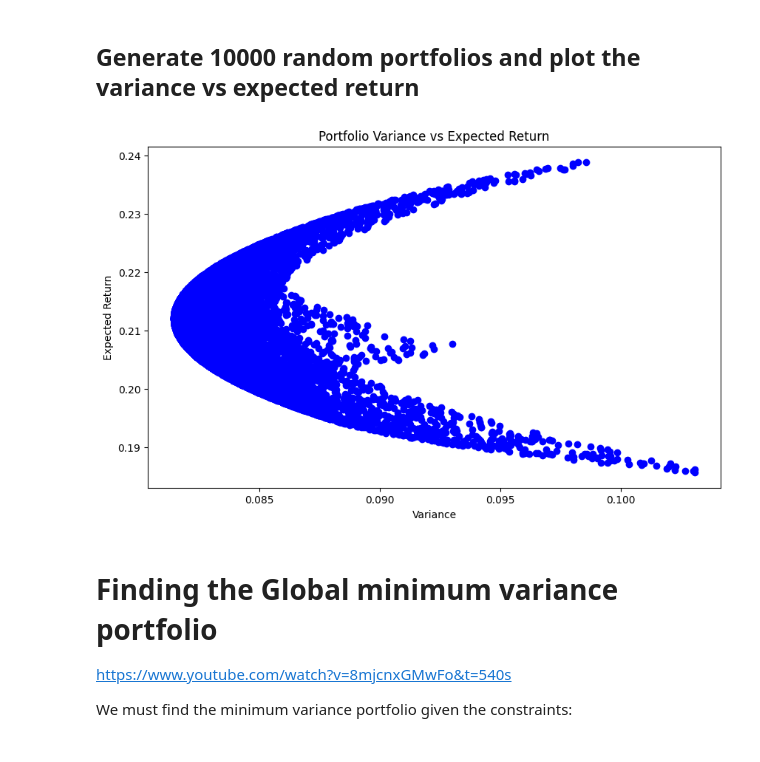
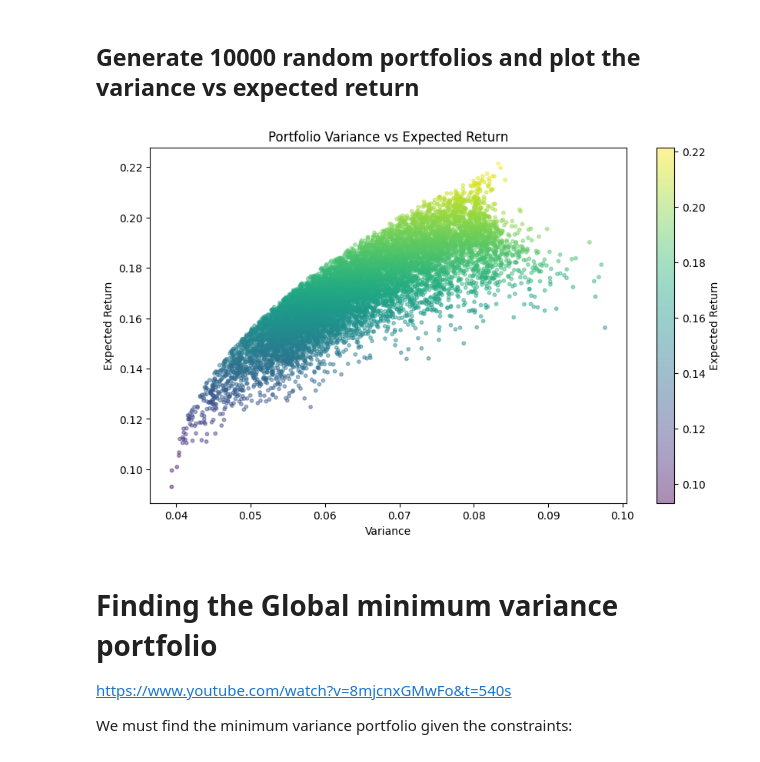
Before and after one commit to tomg223/portfolio-optimization, a Jupyter notebook: notebook.ipynb, the cells around one changed output. Drawn from its saved outputs; the diff is of its cells as text; code cells hidden in the pictures.

Commit message:
alternative efficient portfolio

```diff
--- a/notebook.ipynb
+++ b/notebook.ipynb
@@ -10,7 +10,13 @@ from typing import Tuple
 # %% [markdown]
 ## Load Tickers
 # %%
-tickers = ['AAPL', 'MSFT', 'GOOGL']
+tickers = [
+    'AAPL',
+    'MSFT',
+    'GOOGL',
+    "AMZN",
+    "KO"
+    ]
 years = 5
 
 
@@ -127,30 +139,36 @@ def calculate_expected_return(weights: np.ndarray, returns: np.ndarray) -> float
 # %% [markdown]
 ## Generate 10000 random portfolios and plot the variance vs expected return
 # %%
+import matplotlib.pyplot as plt
+import numpy as np
 
-
-import matplotlib.pyplot as plt
-
+# Initialize lists to store variances and portfolio returns
 variances = []
 portfolio_returns = []
+
+# Convert expected returns to a numpy array
 return_array = np.array(expected_returns["Annual Return"])
 
-
-for i in range(10000):
+# Generate 10000 random portfolios
+for _ in range(10000):
+    # Generate random weights and normalize them
     weights = np.random.random(len(tickers))
     weights /= np.sum(weights)
+
+    # Calculate variance and expected return for the portfolio
     variances.append(calculate_variance(weights))
-    returns = expected_returns["Annual Return"]
-    portfolio_returns.append(calculate_expected_return(weights, returns))
+    portfolio_returns.append(calculate_expected_return(weights, return_array))
 
+# Plot the variance vs expected return using a color map
 plt.figure(figsize=(10, 6))
-plt.scatter(variances, portfolio_returns, c='blue', marker='o')
+scatter = plt.scatter(variances, portfolio_returns, c=portfolio_returns, cmap='viridis', marker='o', s=10, alpha=0.45)
+plt.colorbar(scatter, label='Expected Return')
 plt.xlabel('Variance')
 plt.ylabel('Expected Return')
 plt.title('Portfolio Variance vs Expected Return')
 plt.show()
 # %% [output]
-[figure, old version]
+[figure, new version]
 # %% [markdown]
 # Finding the Global minimum variance portfolio
 
```
Also changed, not shown: parts of 10 cells of this notebook.
